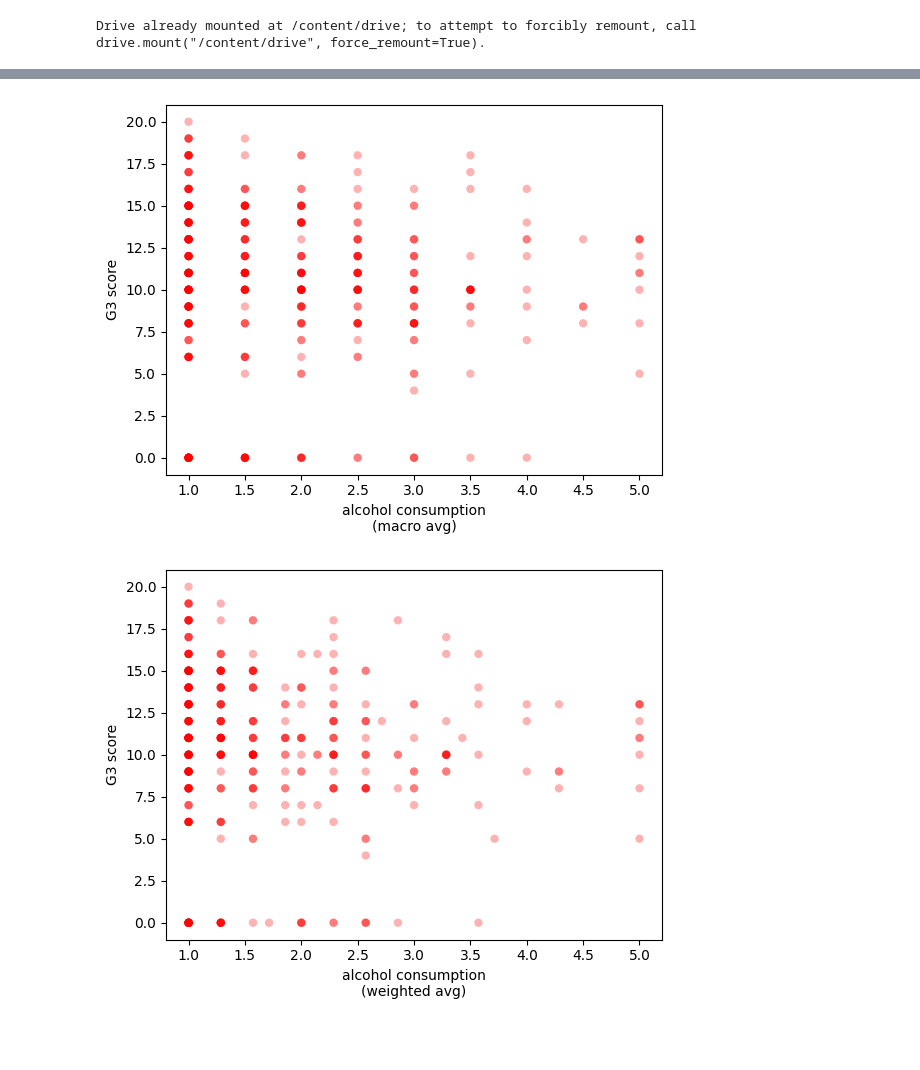
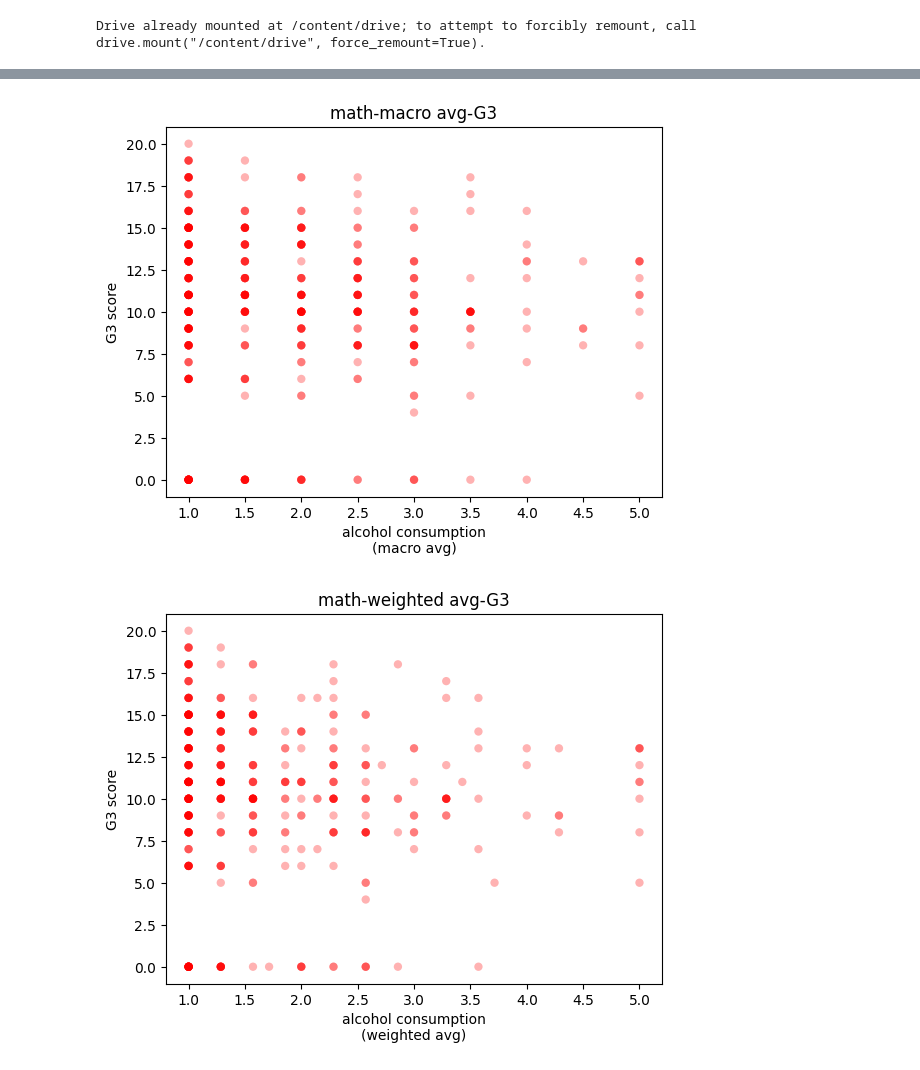
Before and after one commit to thislis/2023_Big_Data_analysis, a Jupyter notebook: code.ipynb, the cells around one changed output, grey strips where cells are left out. Saved outputs shown, nothing was run; the diff lists cells and outputs as text; code cells hidden in the pictures; blank space fills up the shorter version.

```diff
--- a/code.ipynb
+++ b/code.ipynb
@@ -90,18 +92,19 @@ plt.show()
 # %%
 fig = plt.figure()
 ax = fig.add_subplot()
 
 x = df_math_alcohol['macro_avg'].to_numpy()
 y = df_math_G3
 
 ax.set_xlabel('alcohol consumption\n(macro avg)')
 ax.set_ylabel('G3 score')
 
 scatter = ax.scatter(x, y, c='r', alpha=0.3, edgecolors='none')
 
+plt.title("math-macro avg-G3")
 plt.show()
 # %% [output]
-[figure, old version]
+[figure, new version]
 # %%
 fig = plt.figure()
 ax = fig.add_subplot()
@@ -114,9 +117,10 @@ ax.set_ylabel('G3 score')
 
 scatter = ax.scatter(x, y, c='r', alpha=0.3, edgecolors='none')
 
+plt.title("math-weighted avg-G3")
 plt.show()
 # %% [output]
-[figure, old version]
+[figure, new version]
 # %%
 fig = plt.figure()
 ax = fig.add_subplot()
```
Also changed, not shown: parts of 6 cells of this notebook.
